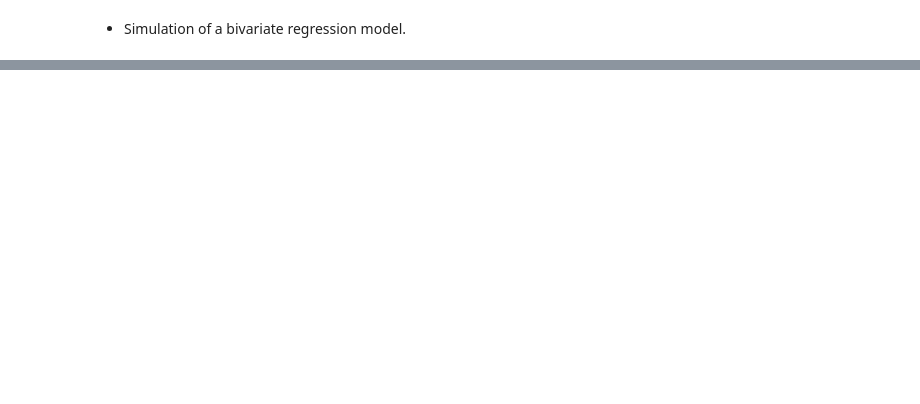
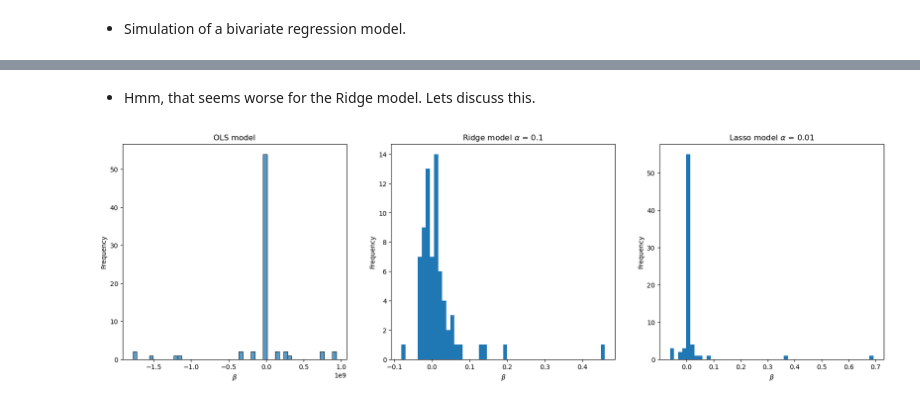
Before and after one commit to rheremm/COGS105, a Jupyter notebook: Lectures/Week_5/MvRegression-Regularization.ipynb, the cells around one changed output, grey strips where cells are left out. Drawn from its saved outputs; the diff is of its cells as text; code cells hidden in the pictures; blank space fills up the shorter version.

```diff
--- a/Lectures/Week_5/MvRegression-Regularization.ipynb
+++ b/Lectures/Week_5/MvRegression-Regularization.ipynb
@@ -571,0 +712,21 @@ print(lr.coef_)
+# %% [markdown]
+* Hmm, that seems worse for the Ridge model.  Lets discuss this.
+# %%
+plt.figure(figsize=(21,6))
+plt.subplot(1,3,1)
+sns.histplot(lrN.coef_.flatten(), bins=50)
+plt.title('OLS model')
+plt.xlabel(r'$\beta$')
+plt.ylabel('Frequency')
+plt.subplot(1,3,2)
+plt.hist(ridge_model.coef_.flatten(), bins=50)
+plt.title('Ridge model ' + r'$\alpha$' + ' = ' + str(ridge_a))
+plt.xlabel(r'$\beta$')
+plt.ylabel('Frequency');
+plt.subplot(1,3,3)
+plt.hist(lasso_model.coef_.flatten(), bins=50)
+plt.title('Lasso model ' + r'$\alpha$' + ' = ' + str(lasso_a))
+plt.xlabel(r'$\beta$')
+plt.ylabel('Frequency');
+# %% [output]
+[figure, added]
```
Also changed, not shown: parts of 15 cells of this notebook.
